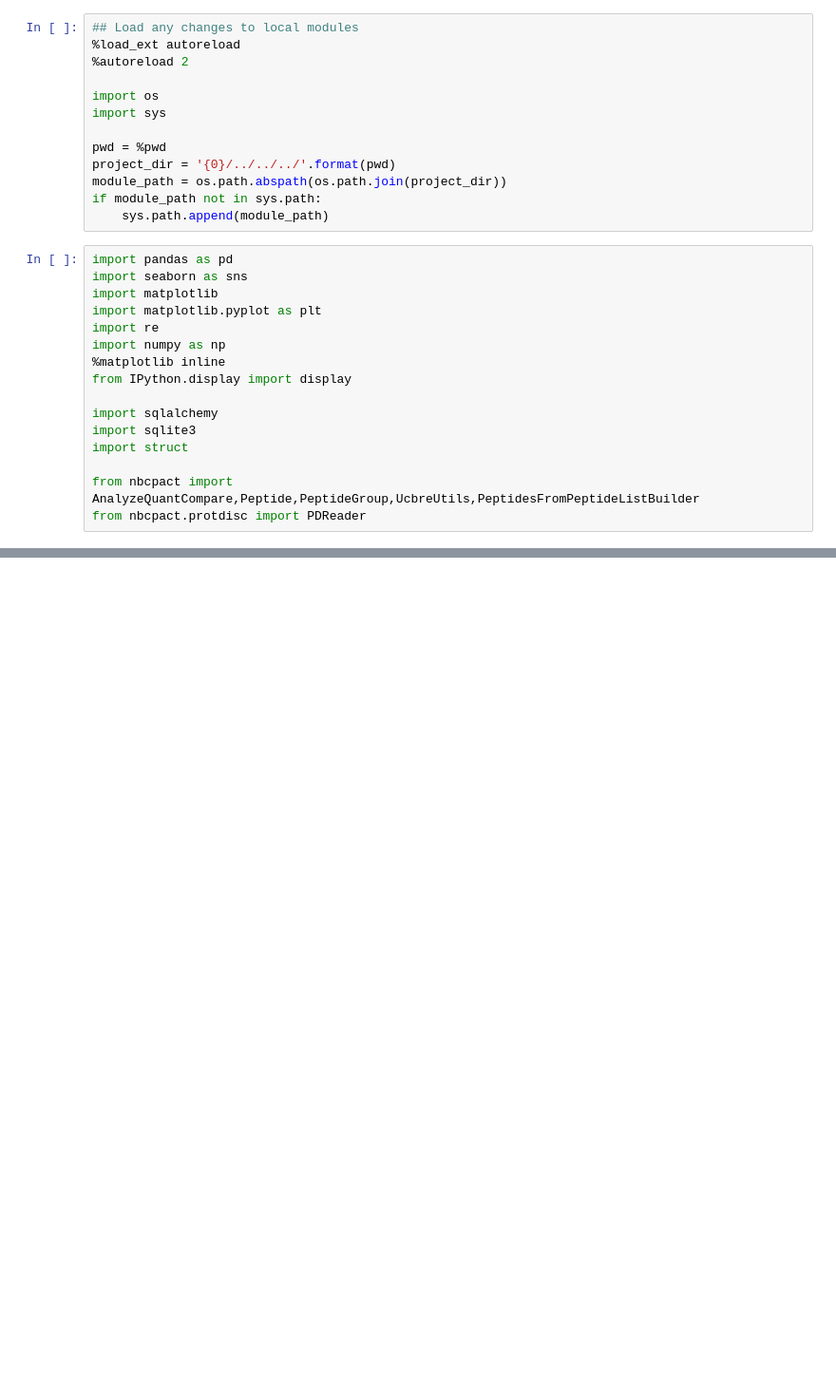
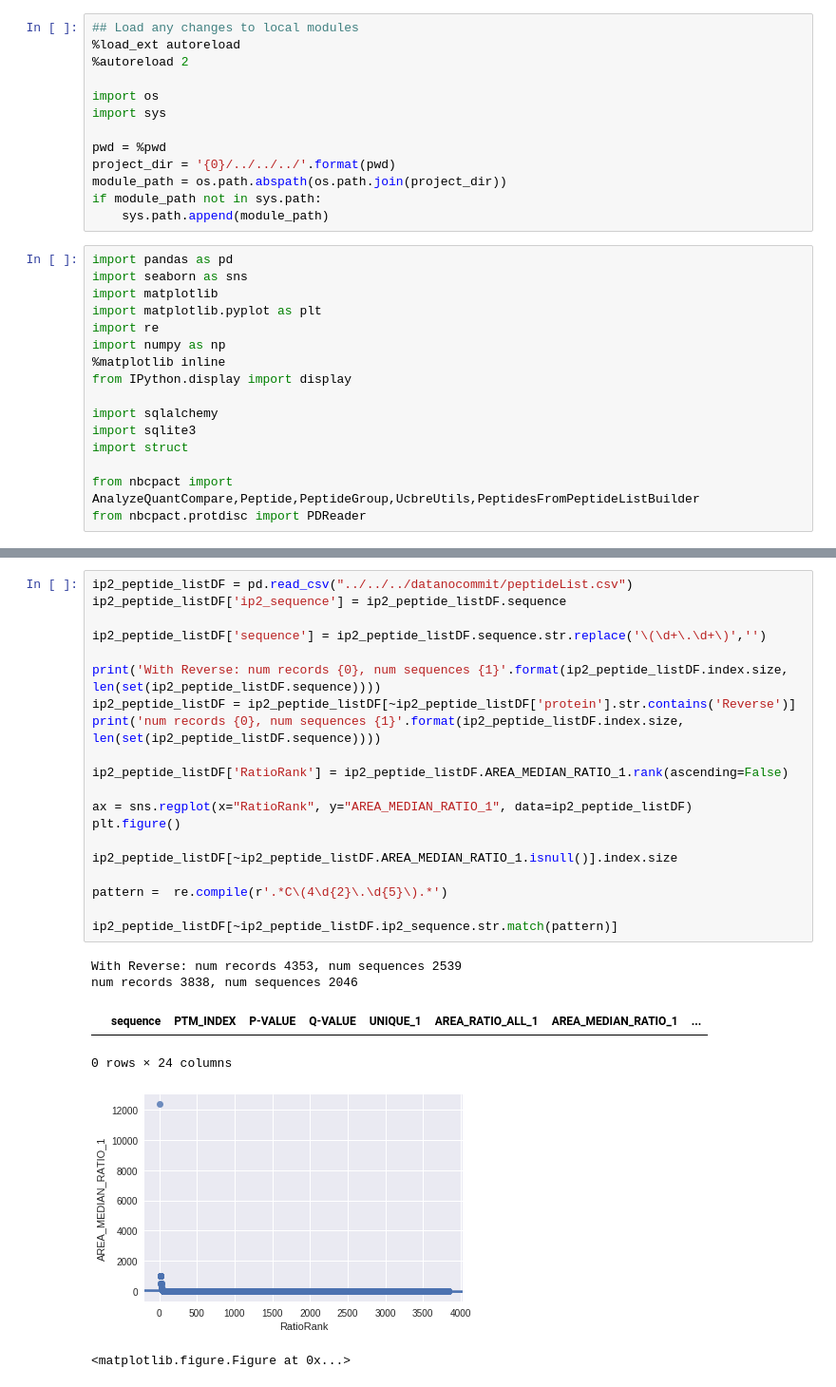
Before and after one commit to mdjones/proteomics-scripts, a Jupyter notebook: scripts/python/notebooks/PeptideCompare.ipynb, the cells around one changed output, grey strips where cells are left out. Shown at 95% size. Saved outputs shown, nothing was run; the diff lists cells and outputs as text; blank space fills up the shorter version.

```diff
--- a/scripts/python/notebooks/PeptideCompare.ipynb
+++ b/scripts/python/notebooks/PeptideCompare.ipynb
@@ -41,2 +127,29 @@ ip2_peptide_listDF['sequence'] = ip2_peptide_listDF.sequence.str.replace('\(\d+\
+# %%
+ip2_peptide_listDF = pd.read_csv("../../../datanocommit/peptideList.csv")
+ip2_peptide_listDF['ip2_sequence'] = ip2_peptide_listDF.sequence
+
+ip2_peptide_listDF['sequence'] = ip2_peptide_listDF.sequence.str.replace('\(\d+\.\d+\)','')
+
+print('With Reverse: num records {0}, num sequences {1}'.format(ip2_peptide_listDF.index.size, len(set(ip2_peptide_listDF.sequence))))
+ip2_peptide_listDF = ip2_peptide_listDF[~ip2_peptide_listDF['protein'].str.contains('Reverse')]
+print('num records {0}, num sequences {1}'.format(ip2_peptide_listDF.index.size, len(set(ip2_peptide_listDF.sequence))))
+
+ip2_peptide_listDF['RatioRank'] = ip2_peptide_listDF.AREA_MEDIAN_RATIO_1.rank(ascending=False)
+
+ax = sns.regplot(x="RatioRank", y="AREA_MEDIAN_RATIO_1", data=ip2_peptide_listDF)
+plt.figure()
+
+ip2_peptide_listDF[~ip2_peptide_listDF.AREA_MEDIAN_RATIO_1.isnull()].index.size
+
+pattern =  re.compile(r'.*C\(4\d{2}\.\d{5}\).*')
+
+ip2_peptide_listDF[~ip2_peptide_listDF.ip2_sequence.str.match(pattern)]
+# %% [output]
+With Reverse: num records 4353, num sequences 2539
+num records 3838, num sequences 2046
+|  | sequence | PTM_INDEX | P-VALUE | Q-VALUE | UNIQUE_1 | AREA_RATIO_ALL_1 | AREA_MEDIAN_RATIO_1 | ... |
+0 rows × 24 columns
+[figure, added]
+<matplotlib.figure.Figure at 0x...>
 # %%
 ## Find overlap
```
Also changed, not shown: parts of 10 cells of this notebook, 2 other files.
